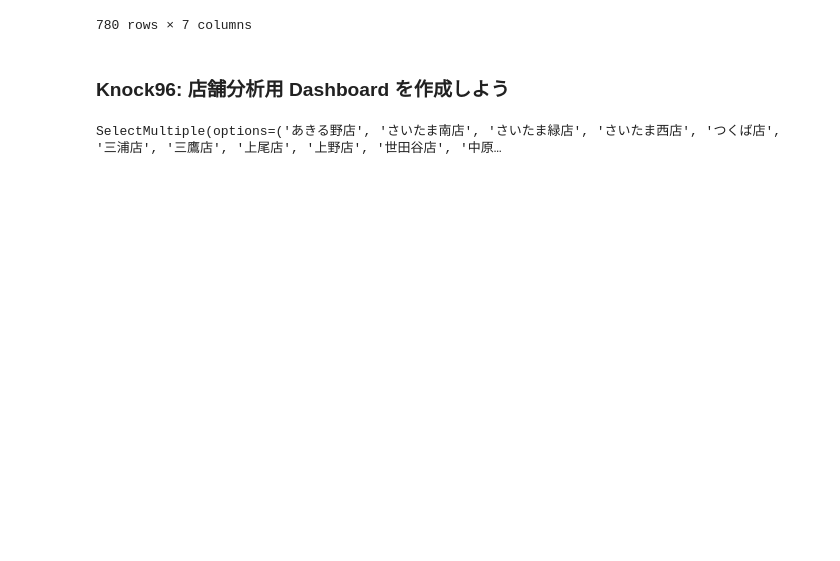
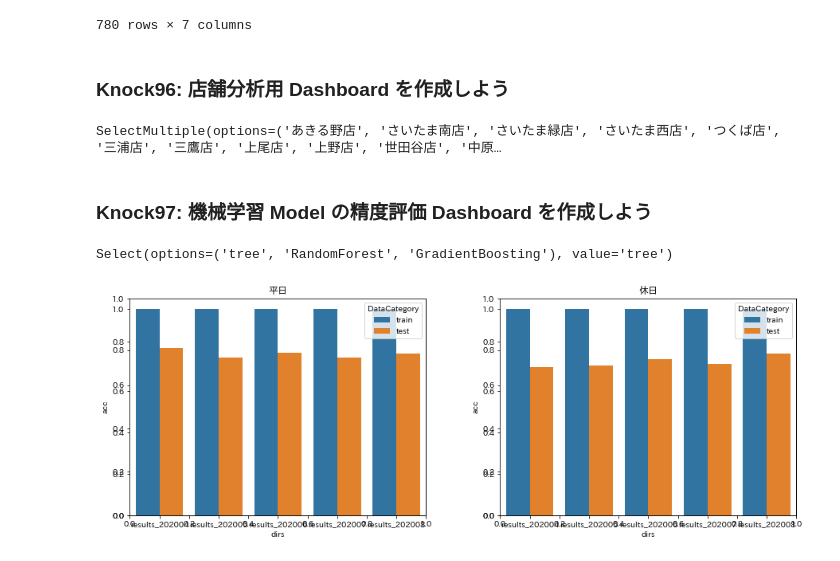
Before and after one commit to 1024xx4/machine_learning_system_100_knocks, a Jupyter notebook: section10/section10.ipynb, the cells around one changed output. Cells and saved outputs as stored; diff of their text form; code cells hidden in the pictures; blank space fills up the shorter version.

Commit message:
Visualize: 機械学習 Model の精度評価 Dashboard を作成する#19

```diff
--- a/section10/section10.ipynb
+++ b/section10/section10.ipynb
@@ -208,3 +208,43 @@ select_96.observe(make_graph_96, names='value')
 display(select_96)
 # %% [output]
 SelectMultiple(options=('あきる野店', 'さいたま南店', 'さいたま緑店', 'さいたま西店', 'つくば店', '三浦店', '三鷹店', '上尾店', '上野店', '世田谷店', '中原…
+# %% [markdown]
+### Knock97: 機械学習 Model の精度評価 Dashboard を作成しよう
+# %%
+# Model 精度評価 Dashboard
+opt1 = ''
+
+
+def s1_update_97(val):
+    global opt1
+    opt1 = val['new']
+    graph_97()
+
+
+def graph_97():
+    clear_output()
+    display(select_97)
+
+    graph_df_wd = score_all.loc[(score_all['model_name'] == opt1) & (score_all['model_target'] == 'y_weekday')].copy()
+    graph_df_we = score_all.loc[(score_all['model_name'] == opt1) & (score_all['model_target'] == 'y_weekend')].copy()
+
+    fig, (ax1, ax2) = plt.subplots(1, 2, figsize=(15, 5))
+    plt.subplots_adjust(wspace=0.25, hspace=0.6)
+    ax1 = fig.add_subplot(1, 2, 1)
+    sns.barplot(x='dirs', y='acc', data=graph_df_wd, hue='DataCategory')
+    ax1.set_title('平日')
+
+    ax2 = fig.add_subplot(1, 2, 2)
+    sns.barplot(x='dirs', y='acc', data=graph_df_we, hue='DataCategory')
+    ax2.set_title('休日')
+
+
+s1_option_97 = score_all['model_name'].unique()
+
+select_97 = Select(options=s1_option_97)
+select_97.observe(s1_update_97, names='value')
+
+display(select_97)
+# %% [output]
+Select(options=('tree', 'RandomForest', 'GradientBoosting'), value='tree')
+[figure, added]
```
